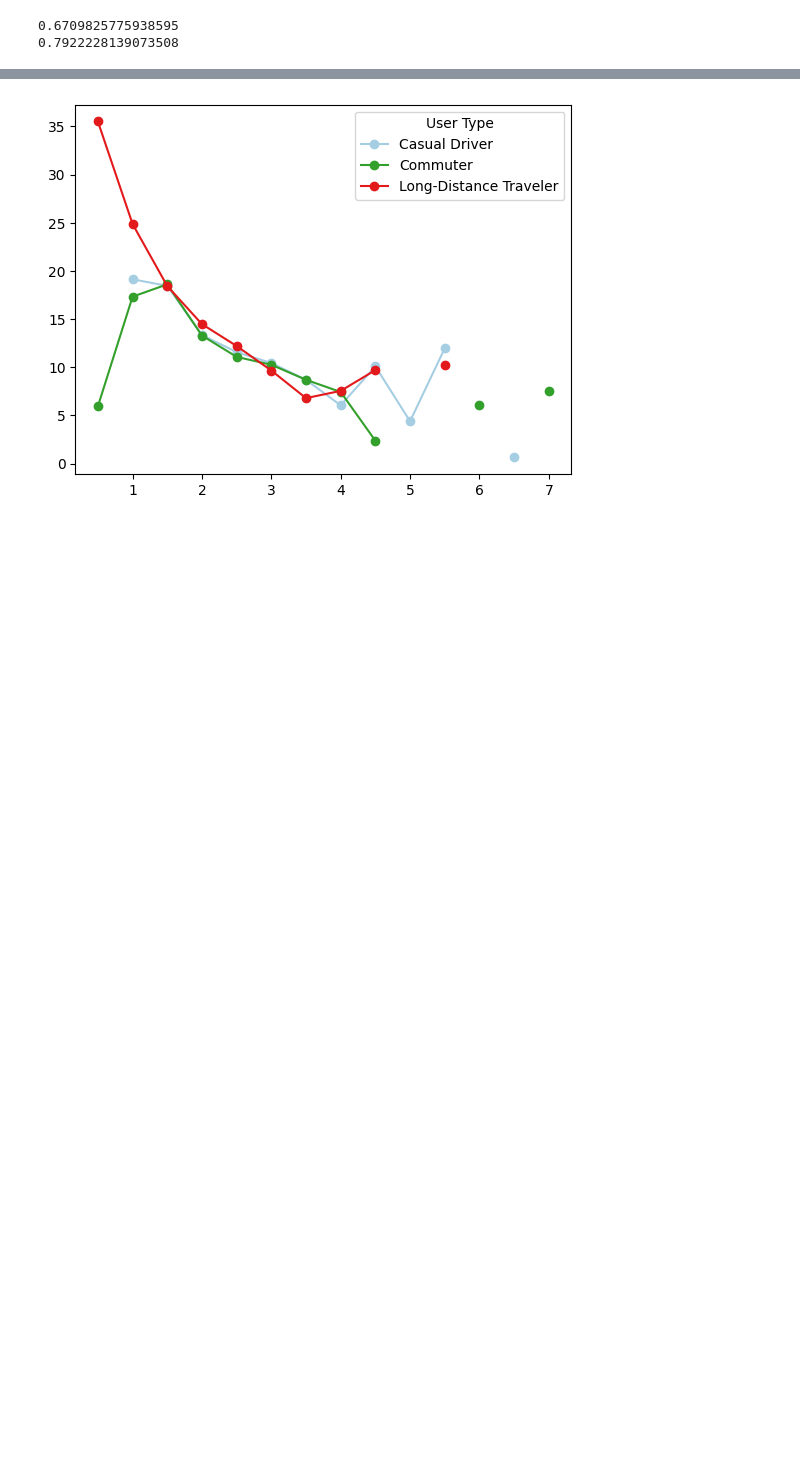
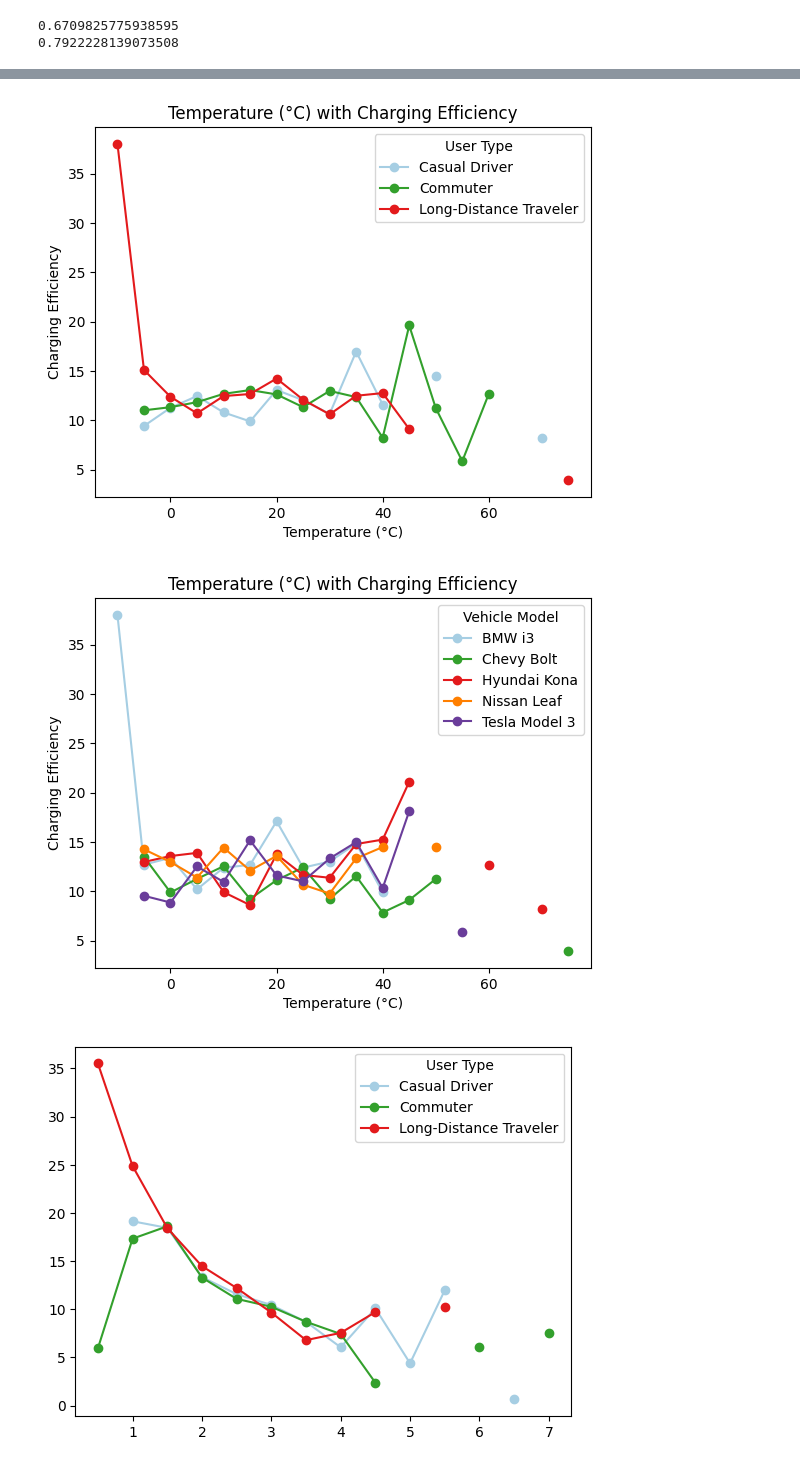
Before and after one commit to BerlingKang/517, a Jupyter notebook: Final Project Report_copy.ipynb, the cells around one changed output, grey strips where cells are left out. Saved outputs shown, nothing was run; the diff lists cells and outputs as text; code cells hidden in the pictures; blank space fills up the shorter version.

```diff
--- a/Final Project Report_copy.ipynb
+++ b/Final Project Report_copy.ipynb
@@ -255,3 +254,9 @@ draw_plot_by("Charging Duration (hours)", "charging duration with user type", "C
+# %%
+draw_plot_by("Temperature (°C)", "Temperature with user type", "Charging Efficiency", "User Type", -20, 100, 5, "upper right")
+draw_plot_by("Temperature (°C)", "Temperature with user type", "Charging Efficiency", "Vehicle Model", -20, 100, 5, "upper right")
+# %% [output]
+[figure, added]
+[figure, added]
 # %%
 df['charging duration with user type'] = pd.cut(df['Charging Duration (hours)'], bins=pd.interval_range(start=0, end=8, freq=0.5))
 
```
Also changed, not shown: parts of 4 cells of this notebook, 2 other files.
